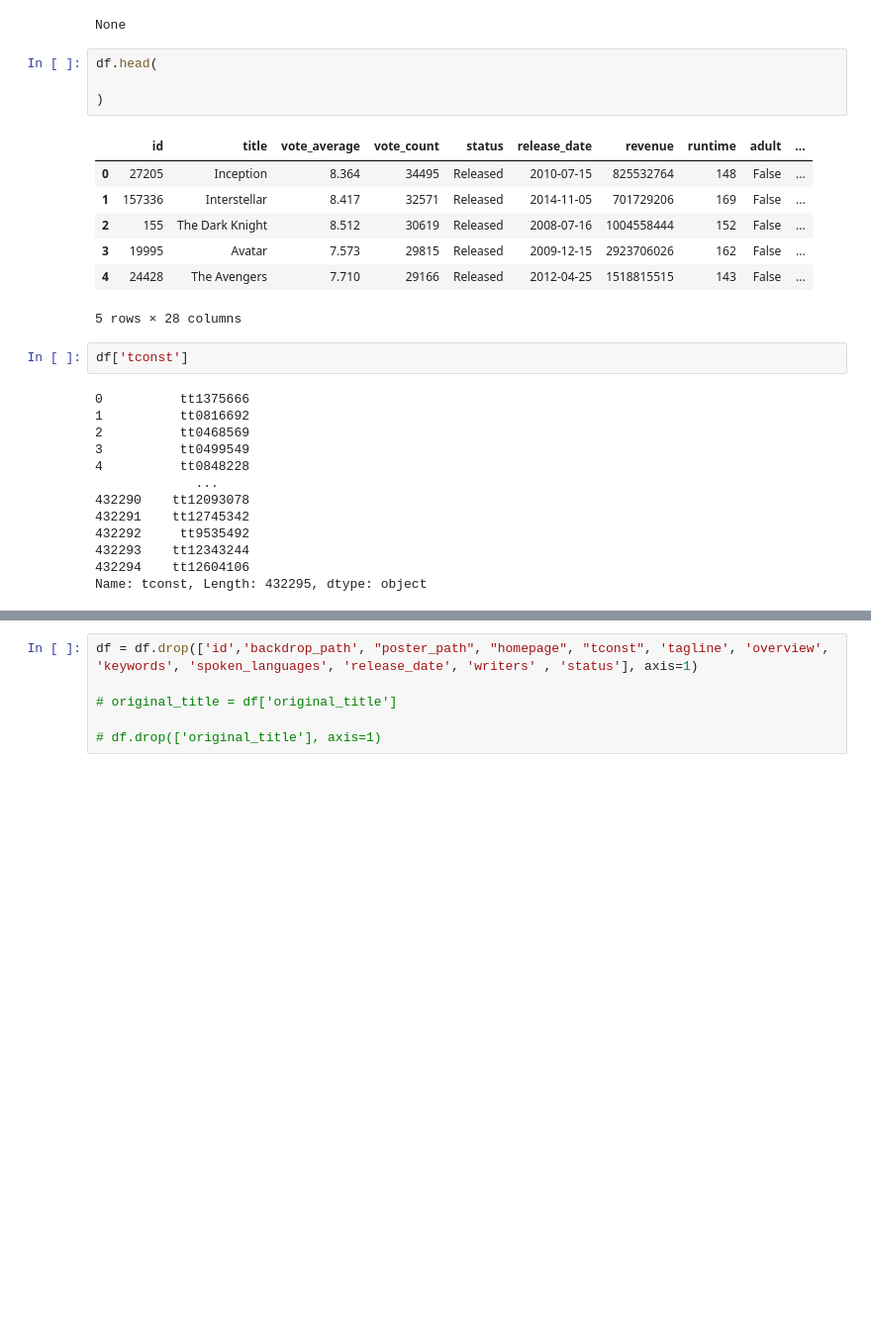
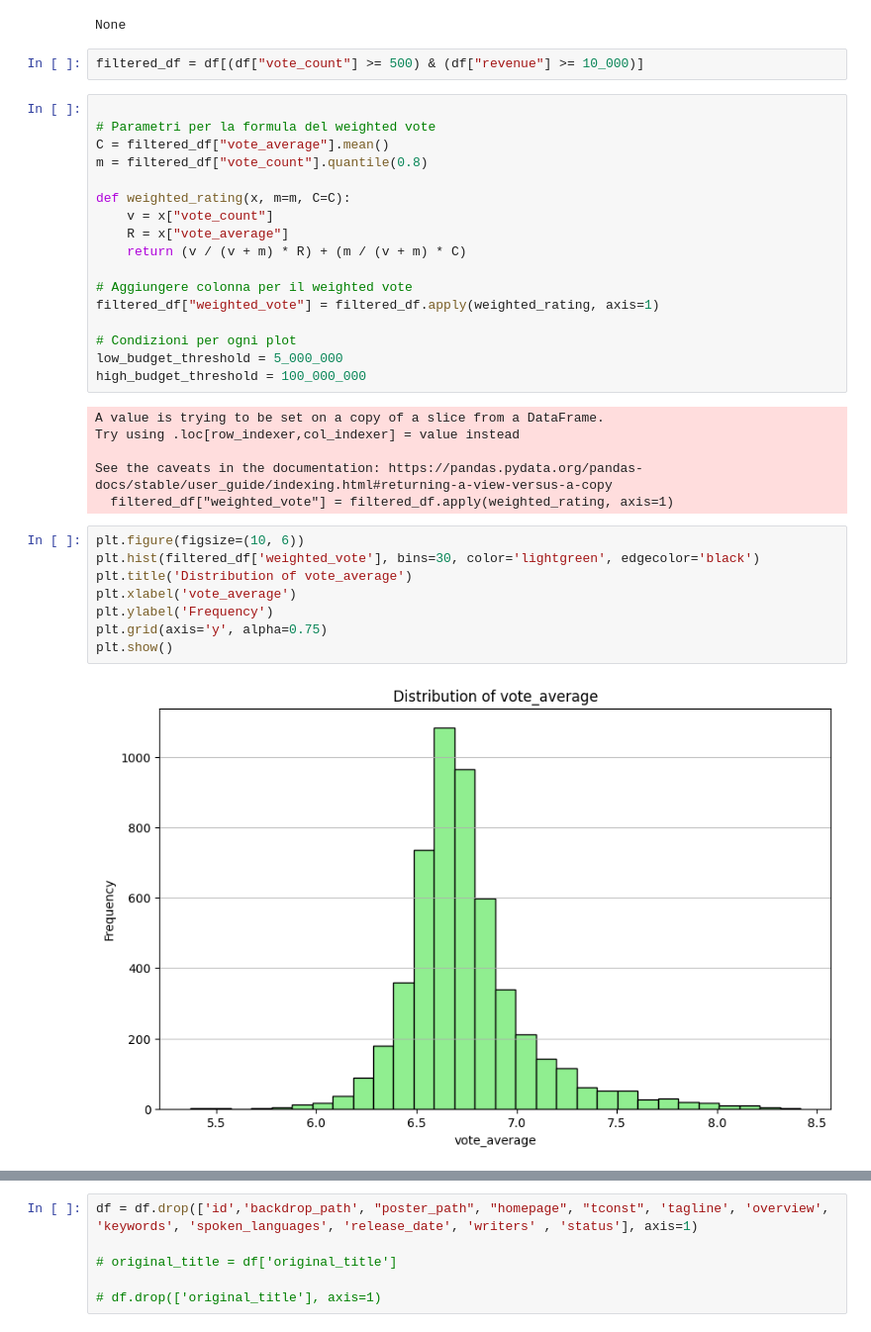
Before and after one commit to pierca9494/Jupyter-Pandas, a Jupyter notebook: EsercizioGruppo2/Analisi2.ipynb, the cells around one changed output, grey strips where cells are left out. Shown at 99% size. Cells and saved outputs as stored; diff of their text form; blank space fills up the shorter version.

```diff
--- a/EsercizioGruppo2/Analisi2.ipynb
+++ b/EsercizioGruppo2/Analisi2.ipynb
@@ -30,30 +30,38 @@ Data columns (total 28 columns):
 dtypes: bool(1), float64(3), int64(6), object(18)
 memory usage: 89.5+ MB
 None
-# %%
-df.head(
-
-)
-# %% [output]
-|  | id | title | vote_average | vote_count | status | release_date | revenue | runtime | adult | ... |
-| 0 | 27205 | Inception | 8.364 | 34495 | Released | 2010-07-15 | 825532764 | 148 | False | ... |
-| 1 | 157336 | Interstellar | 8.417 | 32571 | Released | 2014-11-05 | 701729206 | 169 | False | ... |
-| 2 | 155 | The Dark Knight | 8.512 | 30619 | Released | 2008-07-16 | 1004558444 | 152 | False | ... |
-| 3 | 19995 | Avatar | 7.573 | 29815 | Released | 2009-12-15 | 2923706026 | 162 | False | ... |
-| 4 | 24428 | The Avengers | 7.710 | 29166 | Released | 2012-04-25 | 1518815515 | 143 | False | ... |
-5 rows × 28 columns
-# %%
-df['tconst']
-# %% [output]
-0          tt1375666
-1          tt0816692
-2          tt0468569
-3          tt0499549
-4          tt0848228
-             ...
-432290    tt12093078
-432291    tt12745342
-432292     tt9535492
-432293    tt12343244
-432294    tt12604106
-Name: tconst, Length: 432295, dtype: object
+# %%
+filtered_df = df[(df["vote_count"] >= 500) & (df["revenue"] >= 10_000)]
+# %%
+
+# Parametri per la formula del weighted vote
+C = filtered_df["vote_average"].mean()
+m = filtered_df["vote_count"].quantile(0.8)
+
+def weighted_rating(x, m=m, C=C):
+    v = x["vote_count"]
+    R = x["vote_average"]
+    return (v / (v + m) * R) + (m / (v + m) * C)
+
+# Aggiungere colonna per il weighted vote
+filtered_df["weighted_vote"] = filtered_df.apply(weighted_rating, axis=1)
+
+# Condizioni per ogni plot
+low_budget_threshold = 5_000_000
+high_budget_threshold = 100_000_000
+# %% [output]
+A value is trying to be set on a copy of a slice from a DataFrame.
+Try using .loc[row_indexer,col_indexer] = value instead
+
+See the caveats in the documentation: https://pandas.pydata.org/pandas-docs/stable/user_guide/indexing.html#returning-a-view-versus-a-copy
+  filtered_df["weighted_vote"] = filtered_df.apply(weighted_rating, axis=1)
+# %%
+plt.figure(figsize=(10, 6))
+plt.hist(filtered_df['weighted_vote'], bins=30, color='lightgreen', edgecolor='black')
+plt.title('Distribution of vote_average')
+plt.xlabel('vote_average')
+plt.ylabel('Frequency')
+plt.grid(axis='y', alpha=0.75)
+plt.show()
+# %% [output]
+[figure, added]
```
Also changed, not shown: parts of 16 cells of this notebook.
